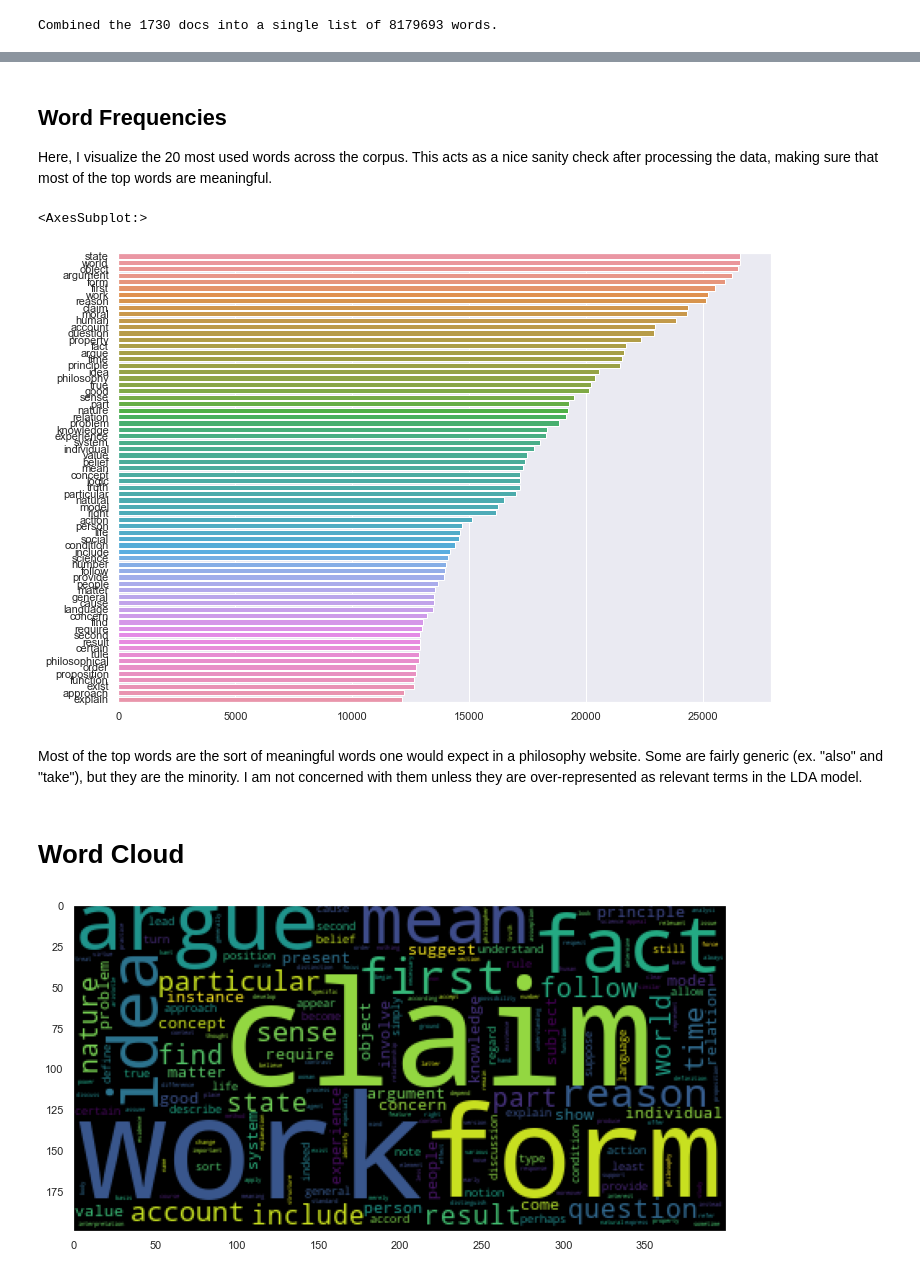
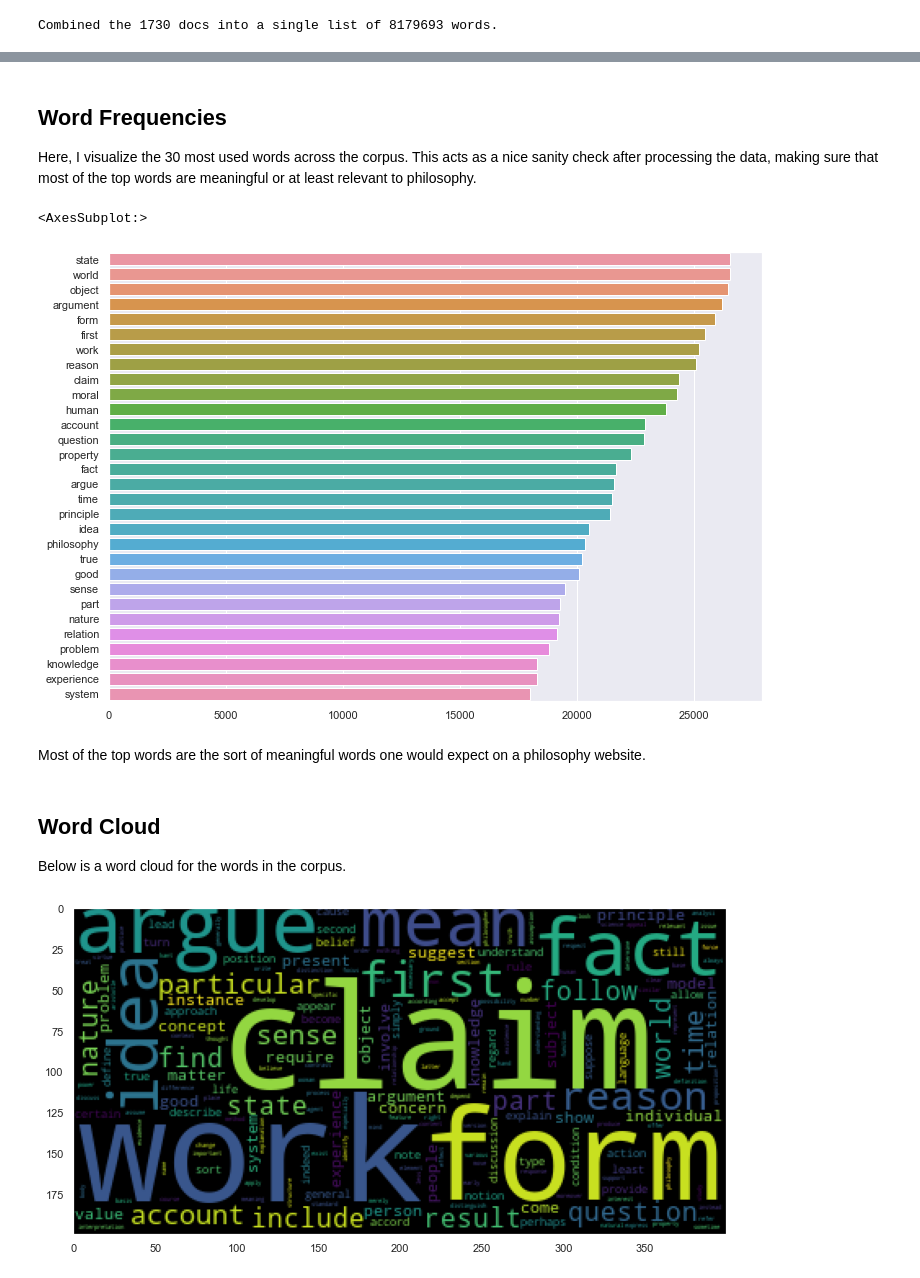
Before and after one commit to penichols10/SEP-Topic-Modelling, a Jupyter notebook: SEP LDA.ipynb, the cells around one changed output, grey strips where cells are left out. Cells and saved outputs as stored; diff of their text form; code cells hidden in the pictures.

```diff
--- a/SEP LDA.ipynb
+++ b/SEP LDA.ipynb
@@ -214,26 +225,27 @@ The shortest article is 54 and the longest is 39097 words.
 # %% [markdown]
  ## Word Frequencies
- Here, I visualize the 20 most used words across the corpus. This acts as a nice sanity check after processing the data, making sure that most of the top words are meaningful.
+ Here, I visualize the 30 most used words across the corpus. This acts as a nice sanity check after processing the data, making sure that most of the top words are meaningful or at least relevant to philosophy.
 # %%
 counter = Counter(corpus)
 most_common = counter.most_common()
 
 x = []
 y = []
 
 sns.set(rc={'figure.figsize':(11.7,8.27)})
 
-for word, count in most_common[:70]:
+for word, count in most_common[:30]:
     x.append(word)
     y.append(count)
 sns.barplot(x=y, y=x, orient='h')
 # %% [output]
 <AxesSubplot:>
-[figure, old version]
+[figure, new version]
 # %% [markdown]
-Most of the top words are the sort of meaningful words one would expect in a philosophy website. Some are fairly generic (ex. "also" and "take"), but they are the minority. I am not concerned with them unless they are over-represented as relevant terms in the LDA model.
+Most of the top words are the sort of meaningful words one would expect on a philosophy website.
 # %% [markdown]
-# Word Cloud
+## Word Cloud
+Below is a word cloud for the words in the corpus.
 # %%
 wc = WordCloud()
 wc.generate(' '.join(corpus))
```
Also changed, not shown: parts of 13 cells of this notebook.
